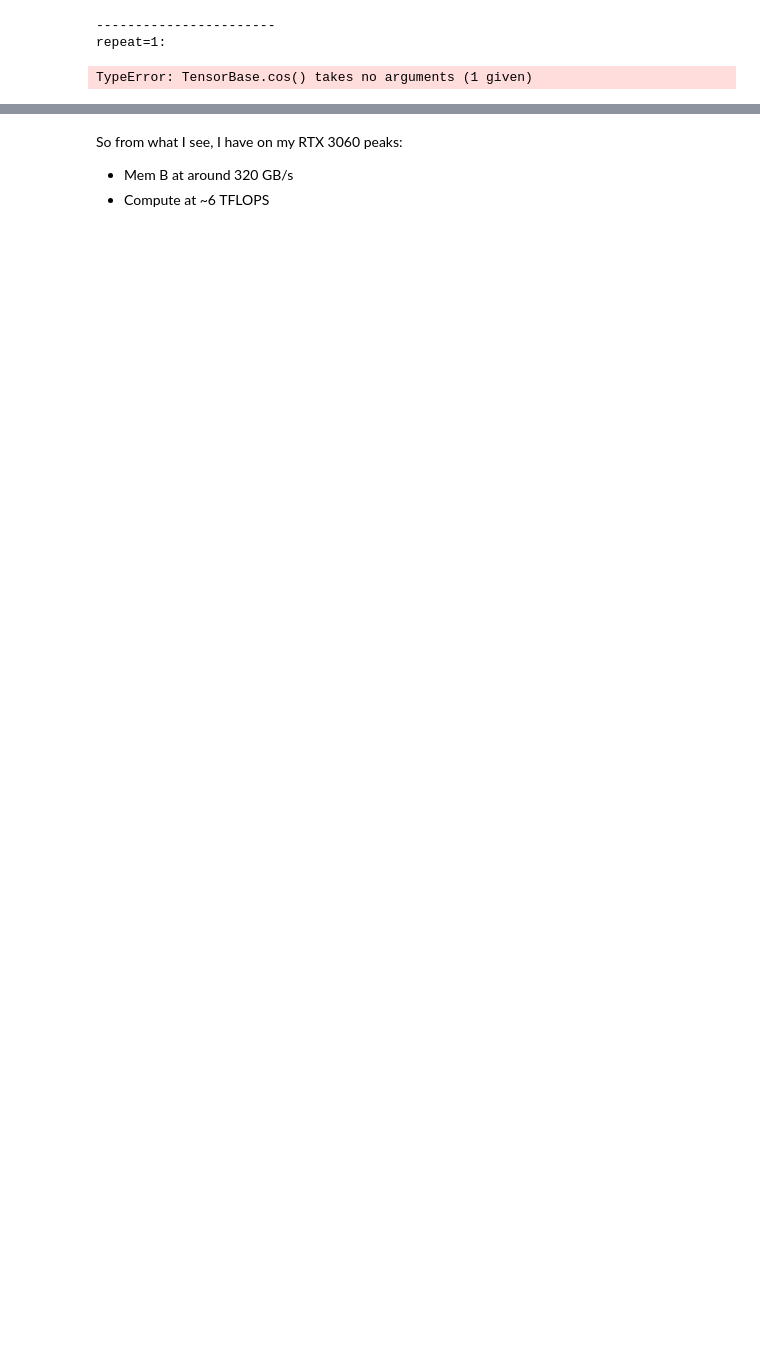
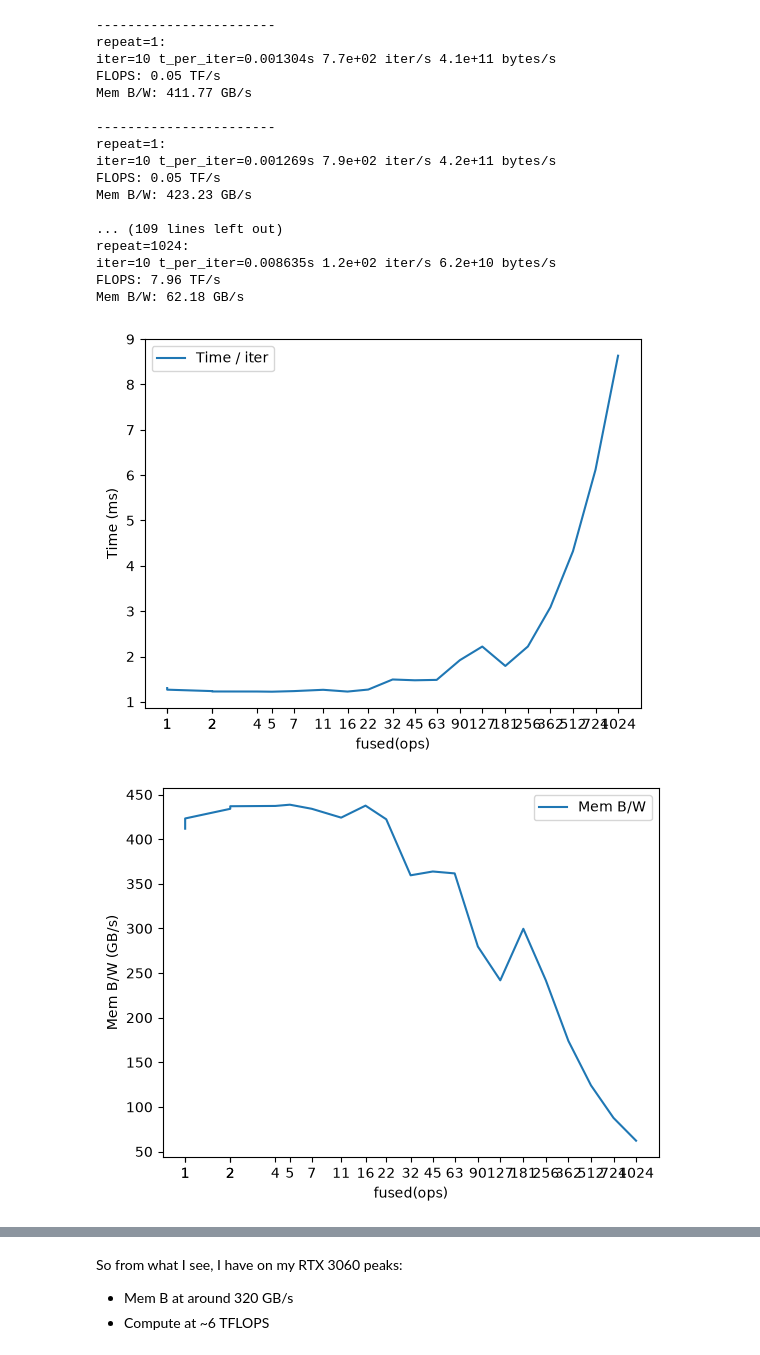
Before and after one commit to nevidomy/ml_learning, a Jupyter notebook: gpt/brrr.ipynb, the cells around one changed output, grey strips where cells are left out. Saved outputs shown, nothing was run; the diff lists cells and outputs as text; code cells hidden in the pictures; blank space fills up the shorter version.

```diff
--- a/gpt/brrr.ipynb
+++ b/gpt/brrr.ipynb
@@ -4,14 +4,15 @@ import matplotlib.pyplot as plt
 from matplotlib.ticker import ScalarFormatter, NullFormatter
 import time
 
-DEVICE = "cuda"
+#DEVICE = "cuda"
+DEVICE = "mps"
 
 def do_test(iterations, func, data):
-    torch.cuda.synchronize()
+    torch.mps.synchronize()
     start = time.time()
     for _ in range(iterations):
         func(data)
-    torch.cuda.synchronize()
+    torch.mps.synchronize()
     end = time.time()
     return end - start
 
@@ -19,16 +20,11 @@ def do_test(iterations, func, data):
 def get_f(x, repeat):
     def f(x):
         for _ in range(repeat):
-            x = x.cos()
+            x = x * 2 + 7
         return x
     return f
 
 X = torch.randn((int(2**26),), device=DEVICE, dtype=torch.float32, requires_grad=False)
-
-
-def state(tag):
-    print(tag, "NNC:", torch._C._jit_texpr_fuser_enabled(),
-               "nvFuser:", torch._C._jit_nvfuser_enabled())
 
 #f = get_f(X, 10)
 #f = torch.jit.trace(f, X)
@@ -50,16 +46,17 @@ flops_stats = []
 def get_log_splits(start, end, n):
     return [int(start * (end/start)**(i/n)) for i in range(n+1)]
 
-xes = get_log_splits(1, 256, 20)
+xes = get_log_splits(1, 1024, 20)
 
 for n in xes:
     print(f"\n-----------------------\nrepeat={n}:")
     f = get_f(X, n)
-    f = torch.jit.trace(f,X)
+    #f = torch.jit.trace(f,X)
+    torch._dynamo.reset()
+    f = torch.compile(f)
     for _ in range(5): f(X)
-    #torch.cuda.synchronize()
+    #torch.mps.synchronize()
     #print(torch.jit.last_executed_optimized_graph())
-
 
     M = 10
 
@@ -67,7 +64,7 @@ for n in xes:
     t_iter = do_test(M, f, X)/M # time per iteration
     iter_per_sec = 1 / t_iter  # iterations per second
     memory_per_second = iter_per_sec * data_size * 2
-    flops = 18 * n * X.numel() * iter_per_sec
+    flops = n * X.numel() * iter_per_sec
 
     print(f"iter={M} t_per_iter={t_iter:.4}s {iter_per_sec:.2} iter/s {memory_per_second:.2} bytes/s")
 
@@ -94,31 +91,47 @@ plt.show()
 plt.plot(repeats, mem_bend, label="Mem B/W")
 plt.xlabel("fused(ops)")
 plt.ylabel("Mem B/W (GB/s)")
 plt.legend()
 plt.xscale("log", base=2)
 ax = plt.gca()
 ax.set_xticks(repeats)
 ax.xaxis.set_major_formatter(ScalarFormatter())
 ax.xaxis.set_minor_formatter(NullFormatter())
 ax.ticklabel_format(axis="y", style="plain")
 plt.show()
 
 plt.plot(repeats, flops_stats, label="FLOPS")
 plt.xlabel("fused(ops)")
 plt.ylabel("FLOPS (TF/s)")
 plt.legend()
 plt.xscale("log", base=2)
 ax = plt.gca()
 ax.set_xticks(repeats)
 ax.xaxis.set_major_formatter(ScalarFormatter())
 ax.xaxis.set_minor_formatter(NullFormatter())
 ax.ticklabel_format(axis="y", style="plain")
 plt.show()
 
 
 
 #print(torch.compile(get_f(X, 10)))
 # %% [output]
 -----------------------
 repeat=1:
+iter=10 t_per_iter=0.001304s 7.7e+02 iter/s 4.1e+11 bytes/s
+FLOPS: 0.05 TF/s
+Mem B/W: 411.77 GB/s
+
+-----------------------
+repeat=1:
+iter=10 t_per_iter=0.001269s 7.9e+02 iter/s 4.2e+11 bytes/s
+FLOPS: 0.05 TF/s
+Mem B/W: 423.23 GB/s
+
+... (109 lines left out)
+repeat=1024:
+iter=10 t_per_iter=0.008635s 1.2e+02 iter/s 6.2e+10 bytes/s
+FLOPS: 7.96 TF/s
+Mem B/W: 62.18 GB/s
-TypeError: TensorBase.cos() takes no arguments (1 given)
+[figure, added]
+[figure, added]
```
Also changed, not shown: parts of 1 cell of this notebook, 4 other files.
